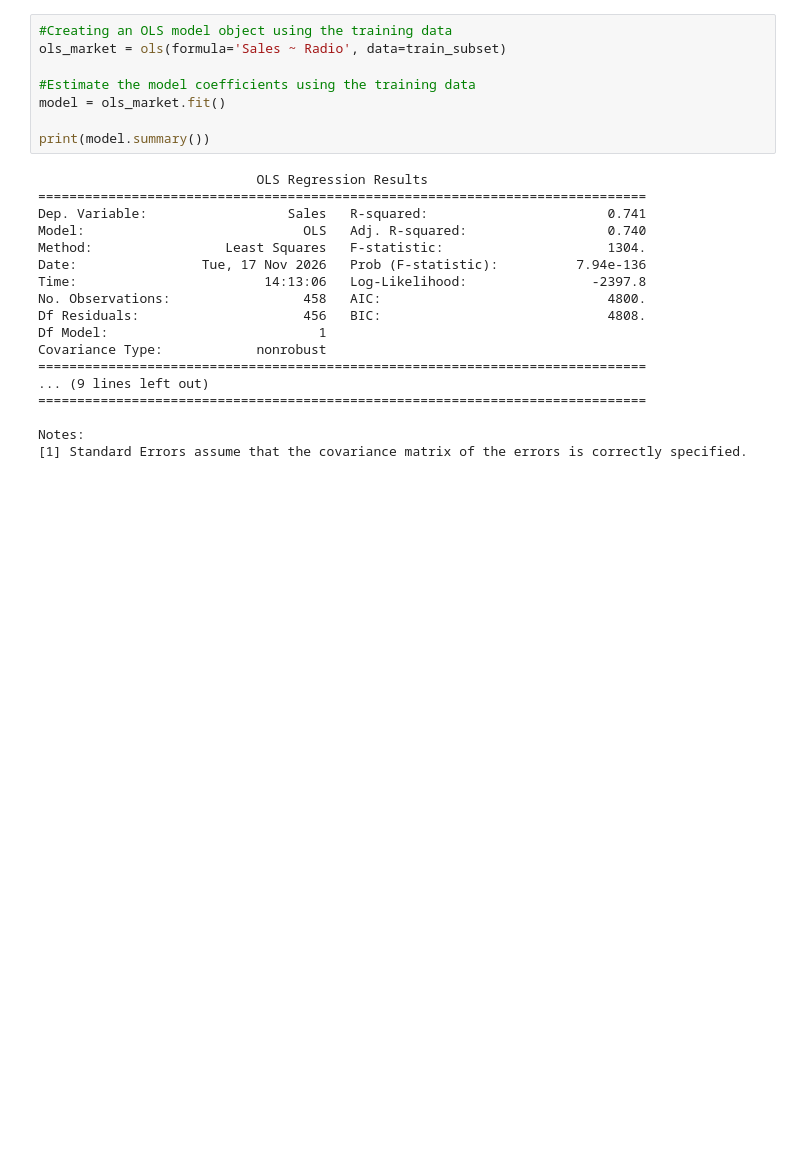
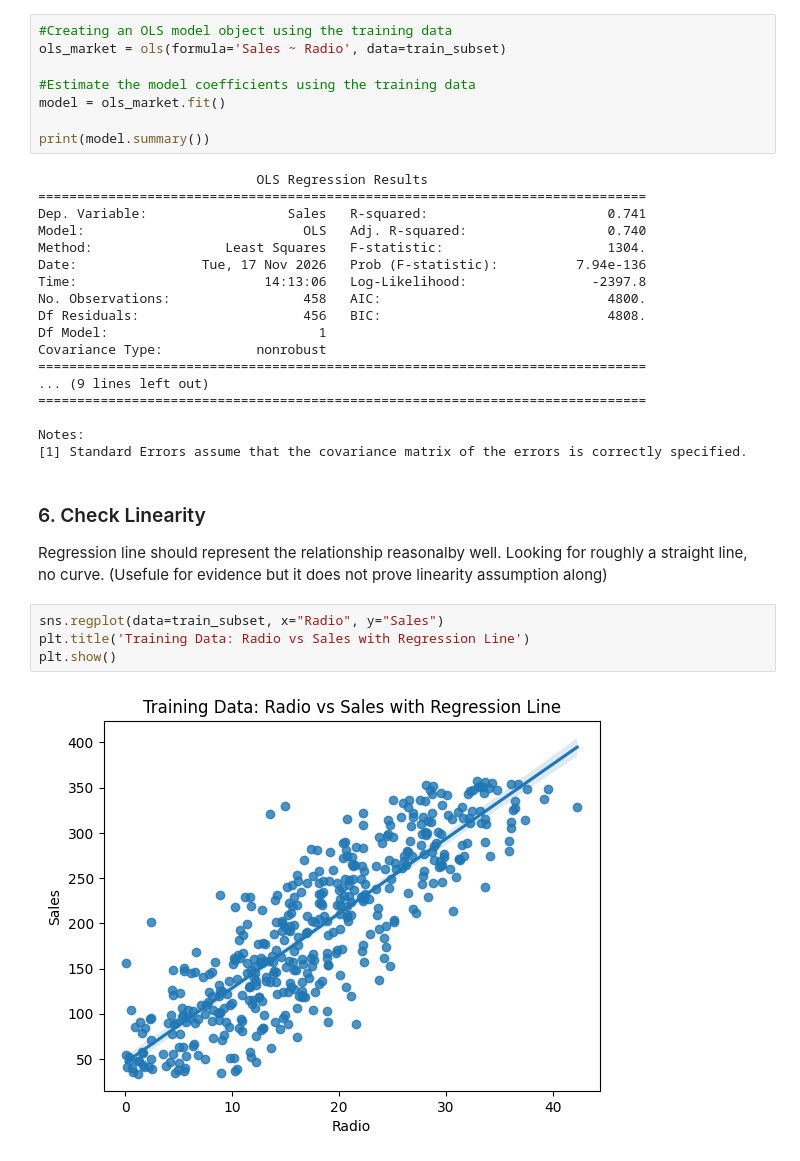
Before and after one commit to courjimen/MachineLearningPractice, a Jupyter notebook: linear_regression.ipynb, the cells around one changed output. Saved outputs shown, nothing was run; the diff lists cells and outputs as text; blank space fills up the shorter version.

Commit message:
assessing linearity

```diff
--- a/linear_regression.ipynb
+++ b/linear_regression.ipynb
@@ -152,3 +152,12 @@ Covariance Type:            nonrobust
 
 Notes:
 [1] Standard Errors assume that the covariance matrix of the errors is correctly specified.
+# %% [markdown]
+### 6. Check Linearity
+Regression line should represent the relationship reasonalby well. Looking for roughly a straight line, no curve. (Usefule for evidence but it does not prove linearity assumption along)
+# %%
+sns.regplot(data=train_subset, x="Radio", y="Sales")
+plt.title('Training Data: Radio vs Sales with Regression Line')
+plt.show()
+# %% [output]
+[figure, added]
```
